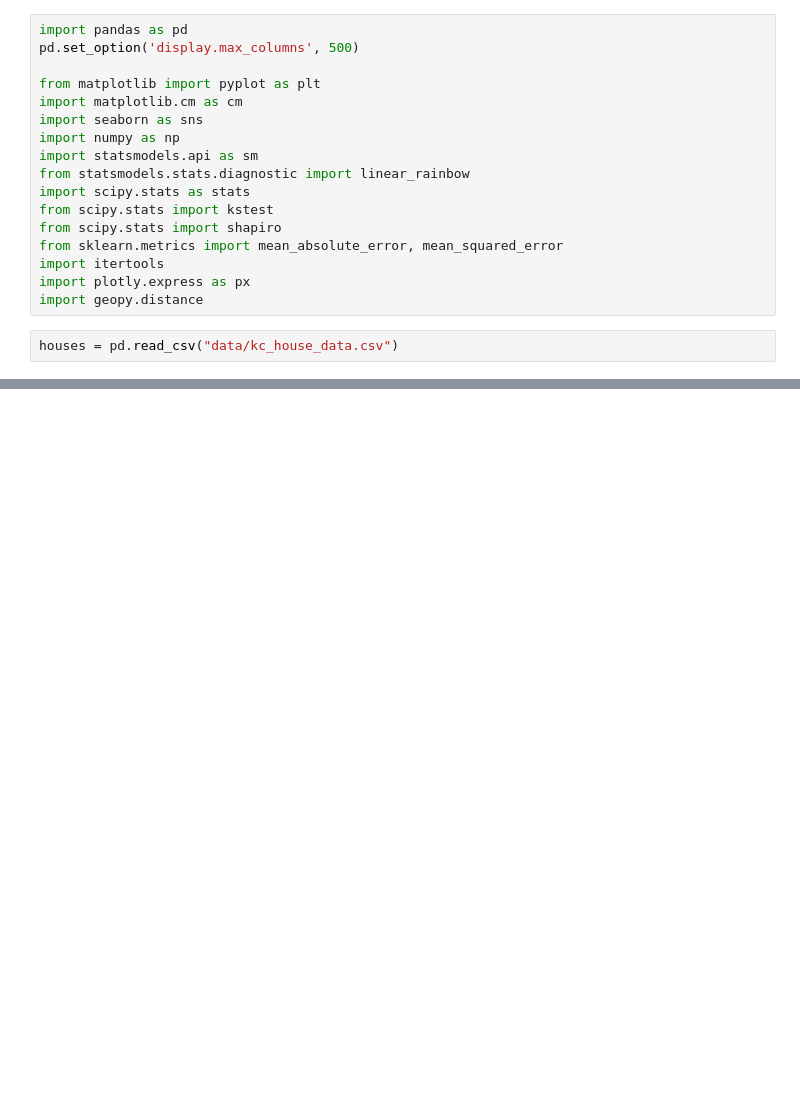
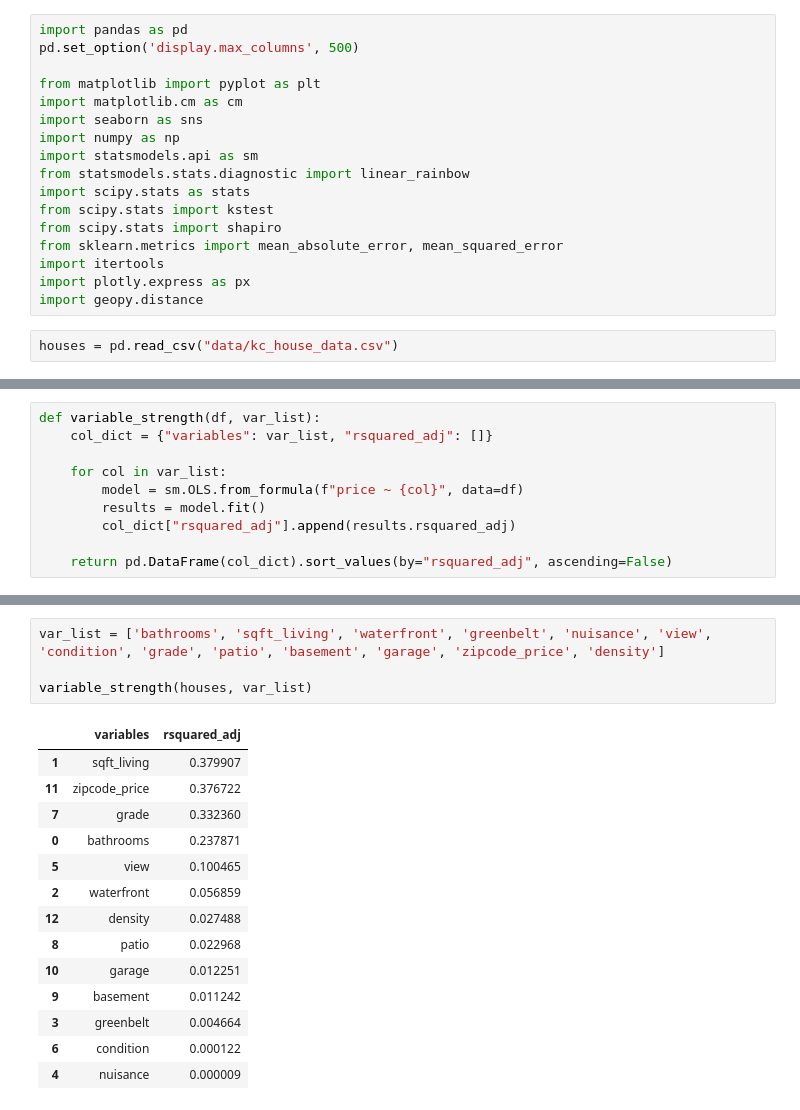
Before and after one commit to Jellohub/phase2_project, a Jupyter notebook: Notebook.ipynb, the cells around one changed output, grey strips where cells are left out. Saved outputs shown, nothing was run; the diff lists cells and outputs as text; blank space fills up the shorter version.

```diff
--- a/Notebook.ipynb
+++ b/Notebook.ipynb
@@ -412,0 +67,10 @@ Log-transforming the data did not make a substantial difference.
+# %%
+def variable_strength(df, var_list):
+    col_dict = {"variables": var_list, "rsquared_adj": []}
+
+    for col in var_list:
+        model = sm.OLS.from_formula(f"price ~ {col}", data=df)
+        results = model.fit()
+        col_dict["rsquared_adj"].append(results.rsquared_adj)
+
+    return pd.DataFrame(col_dict).sort_values(by="rsquared_adj", ascending=False)
@@ -412,0 +201,19 @@ Log-transforming the data did not make a substantial difference.
+# %%
+var_list = ['bathrooms', 'sqft_living', 'waterfront', 'greenbelt', 'nuisance', 'view', 'condition', 'grade', 'patio', 'basement', 'garage', 'zipcode_price', 'density']
+
+variable_strength(houses, var_list)
+# %% [output]
+|  | variables | rsquared_adj |
+| 1 | sqft_living | 0.379907 |
+| 11 | zipcode_price | 0.376722 |
+| 7 | grade | 0.332360 |
+| 0 | bathrooms | 0.237871 |
+| 5 | view | 0.100465 |
+| 2 | waterfront | 0.056859 |
+| 12 | density | 0.027488 |
+| 8 | patio | 0.022968 |
+| 10 | garage | 0.012251 |
+| 9 | basement | 0.011242 |
+| 3 | greenbelt | 0.004664 |
+| 6 | condition | 0.000122 |
+| 4 | nuisance | 0.000009 |
```
Also changed, not shown: parts of 56 cells of this notebook.
